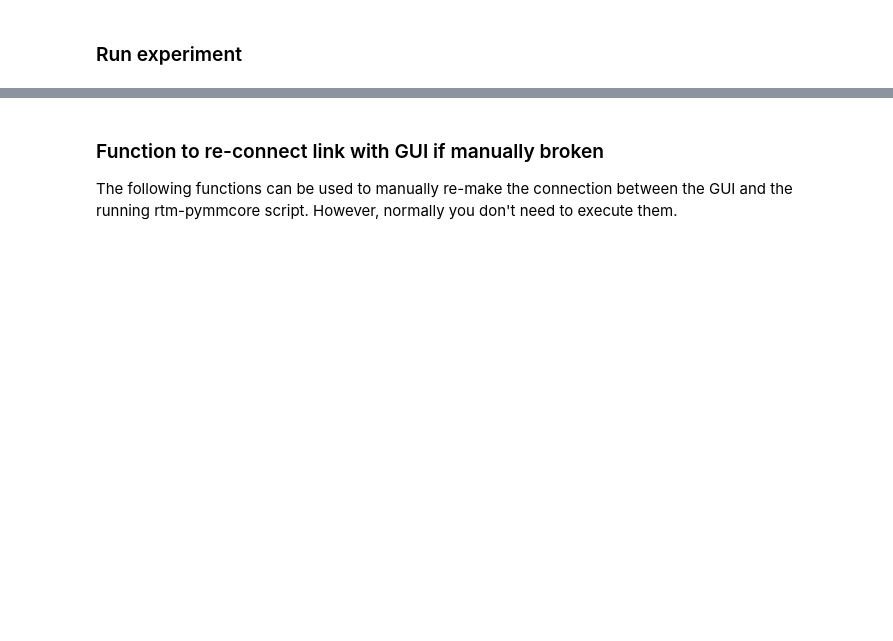
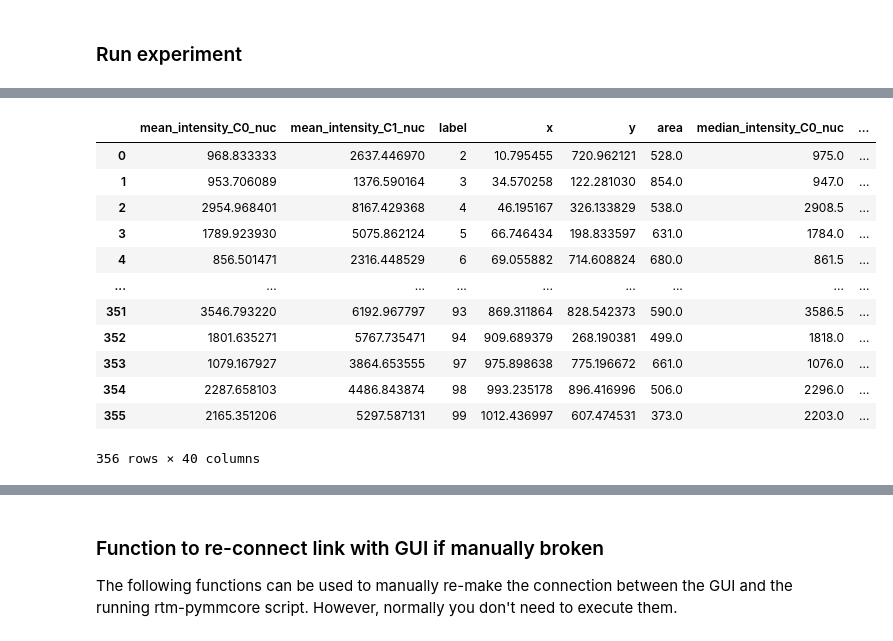
Before and after one commit to alandolt/faro, a Jupyter notebook: 01_full_FOV_stimulation_ERK_w_ramp_same_fov_pause.ipynb, the cells around one changed output, grey strips where cells are left out. Saved outputs shown, nothing was run; the diff lists cells and outputs as text; code cells hidden in the pictures; blank space fills up the shorter version.

```diff
--- a/01_full_FOV_stimulation_ERK_w_ramp_same_fov_pause.ipynb
+++ b/01_full_FOV_stimulation_ERK_w_ramp_same_fov_pause.ipynb
@@ -339,0 +540,16 @@ mic.run_experiment(df_acquire_post_pause)
+# %%
+pd.read_parquet(os.path.join(path, "tracks", "000_02_00003.parquet"))
+# %% [output]
+|  | mean_intensity_C0_nuc | mean_intensity_C1_nuc | label | x | y | area | median_intensity_C0_nuc | ... |
+| 0 | 968.833333 | 2637.446970 | 2 | 10.795455 | 720.962121 | 528.0 | 975.0 | ... |
+| 1 | 953.706089 | 1376.590164 | 3 | 34.570258 | 122.281030 | 854.0 | 947.0 | ... |
+| 2 | 2954.968401 | 8167.429368 | 4 | 46.195167 | 326.133829 | 538.0 | 2908.5 | ... |
+| 3 | 1789.923930 | 5075.862124 | 5 | 66.746434 | 198.833597 | 631.0 | 1784.0 | ... |
+| 4 | 856.501471 | 2316.448529 | 6 | 69.055882 | 714.608824 | 680.0 | 861.5 | ... |
+| ... | ... | ... | ... | ... | ... | ... | ... | ... |
+| 351 | 3546.793220 | 6192.967797 | 93 | 869.311864 | 828.542373 | 590.0 | 3586.5 | ... |
+| 352 | 1801.635271 | 5767.735471 | 94 | 909.689379 | 268.190381 | 499.0 | 1818.0 | ... |
+| 353 | 1079.167927 | 3864.653555 | 97 | 975.898638 | 775.196672 | 661.0 | 1076.0 | ... |
+| 354 | 2287.658103 | 4486.843874 | 98 | 993.235178 | 896.416996 | 506.0 | 2296.0 | ... |
+| 355 | 2165.351206 | 5297.587131 | 99 | 1012.436997 | 607.474531 | 373.0 | 2203.0 | ... |
+356 rows × 40 columns
```
Also changed, not shown: parts of 9 cells of this notebook.
